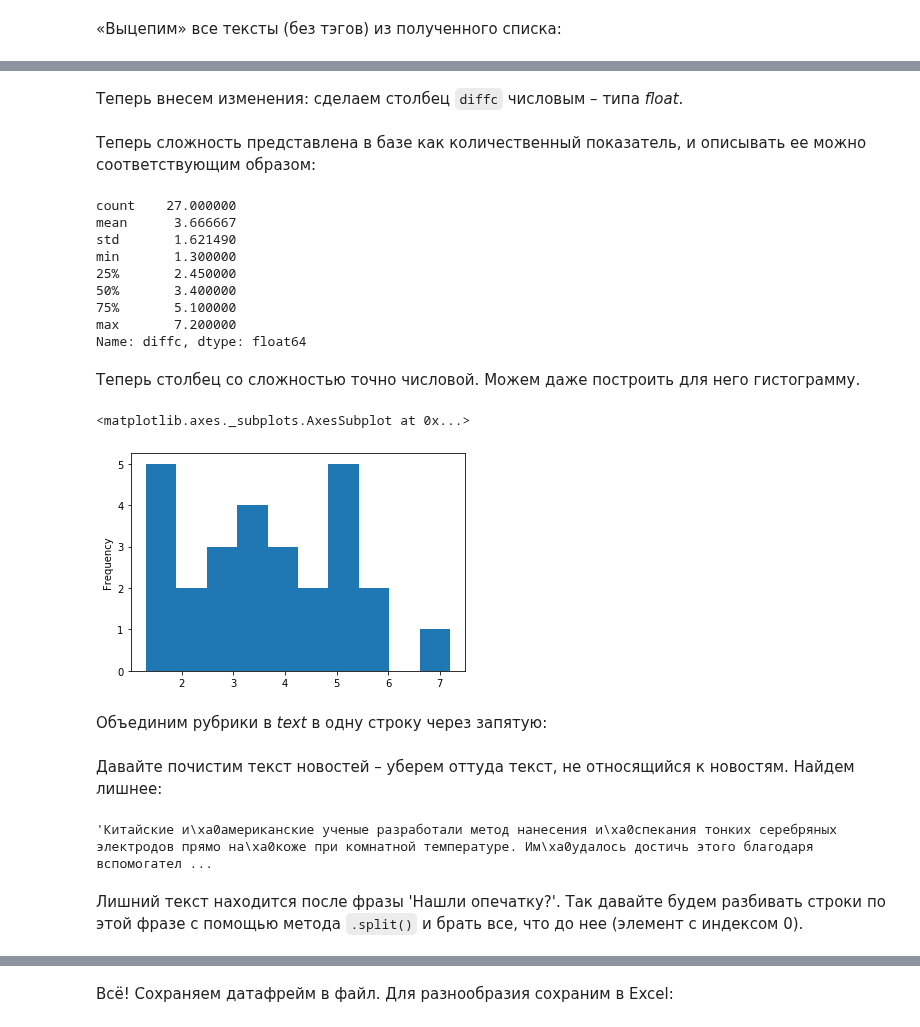
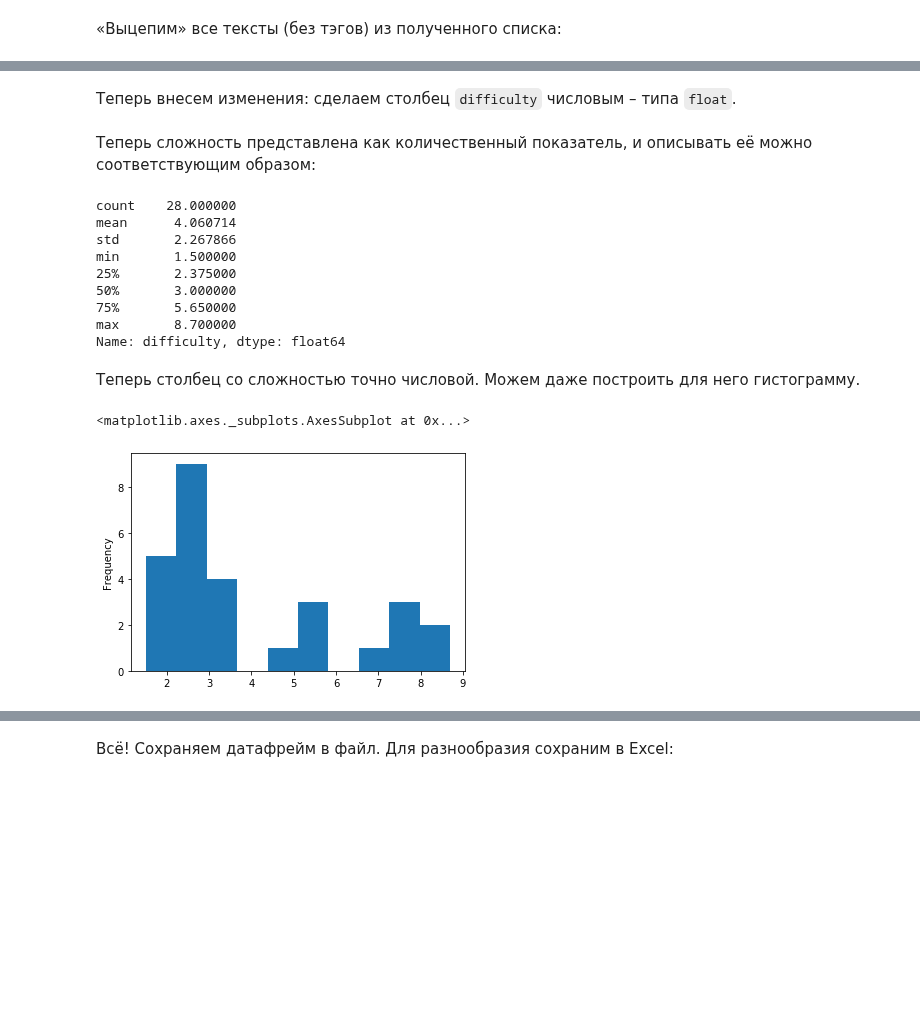
Before and after one commit to allatambov/PyAll20, a Jupyter notebook: web-scrape.ipynb, the cells around one changed output, grey strips where cells are left out. Cells and saved outputs as stored; diff of their text form; code cells hidden in the pictures; blank space fills up the shorter version.

```diff
--- a/web-scrape.ipynb
+++ b/web-scrape.ipynb
@@ -300,5 +289,5 @@ news[0]
 # %%
 import pandas as pd
 # %%
-df = pd.DataFrame(news)
+df = pd.DataFrame(info)
 # %%
@@ -312,3 +302,4 @@ df.head(2)
-# %%
-df.columns = ['link', 'date', 'author', 'desc', 'title', 'text', 'rubric', 'diffc']
+# %%
+df.columns = ["author", "title", "description", "rubrics",
+              "time", "date", "difficulty", "text"]
 # %%
@@ -320,28 +312,26 @@ df.head(2)
 # %% [markdown]
-Теперь внесем изменения: сделаем столбец `diffc` числовым – типа *float*.
+Теперь внесем изменения: сделаем столбец `difficulty` числовым – типа `float`.
 # %%
-df['diffc'] = df['diffc'].astype(float)
+df['difficulty'] = df['difficulty'].astype(float)
 # %% [markdown]
-Теперь сложность представлена в базе как количественный показатель, и описывать ее можно соответствующим образом:
+Теперь сложность представлена как количественный показатель, и описывать её можно соответствующим образом:
 # %%
-df.diffc.describe()
+df["difficulty"].describe()
 # %% [output]
-count    27.000000
-mean      3.666667
-std       1.621490
-min       1.300000
-25%       2.450000
-50%       3.400000
-75%       5.100000
-max       7.200000
-Name: diffc, dtype: float64
+count    28.000000
+mean      4.060714
+std       2.267866
+min       1.500000
+25%       2.375000
+50%       3.000000
+75%       5.650000
+max       8.700000
+Name: difficulty, dtype: float64
 # %% [markdown]
 Теперь столбец со сложностью точно числовой. Можем даже построить для него гистограмму.
 # %%
 %matplotlib inline
-df.diffc.plot.hist()
+df["difficulty"].plot.hist()
 # %% [output]
 <matplotlib.axes._subplots.AxesSubplot at 0x...>
-[figure, old version]
+[figure, new version]
-# %% [markdown]
-Объединим рубрики в *text* в одну строку через запятую:
@@ -350,8 +337,0 @@ df['rubric'] = [','.join(r) for r in df.rubric]
-# %% [markdown]
-Давайте почистим текст новостей – уберем оттуда текст, не относящийся к новостям. Найдем лишнее:
-# %%
-df.text[0]
-# %% [output]
-'Китайские и\xa0американские ученые разработали метод нанесения и\xa0спекания тонких серебряных электродов прямо на\xa0коже при комнатной температуре. Им\xa0удалось достичь этого благодаря вспомогател ...
-# %% [markdown]
-Лишний текст находится после фразы 'Нашли опечатку?'. Так давайте будем разбивать строки по этой фразе с помощью метода `.split()` и брать все, что до нее (элемент с индексом 0).
```
Also changed, not shown: parts of 76 cells of this notebook.
